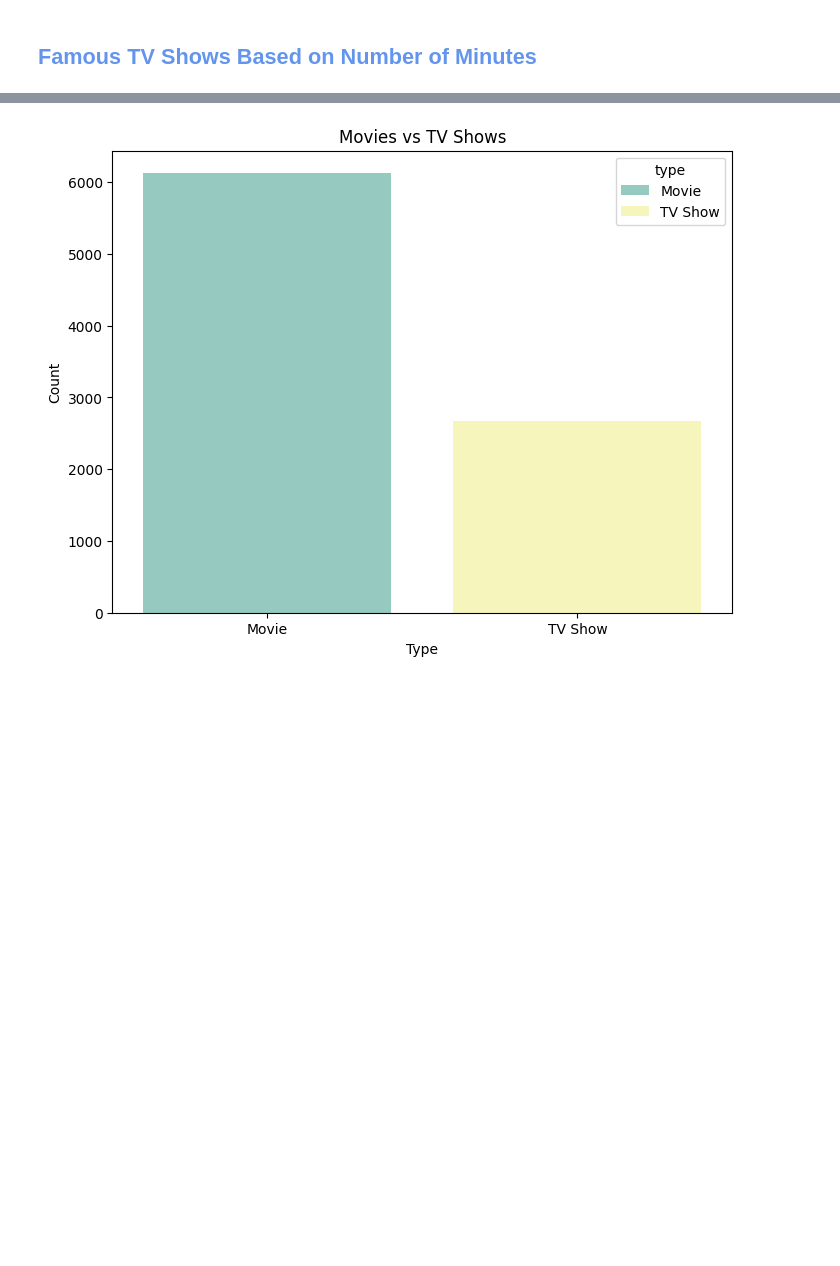
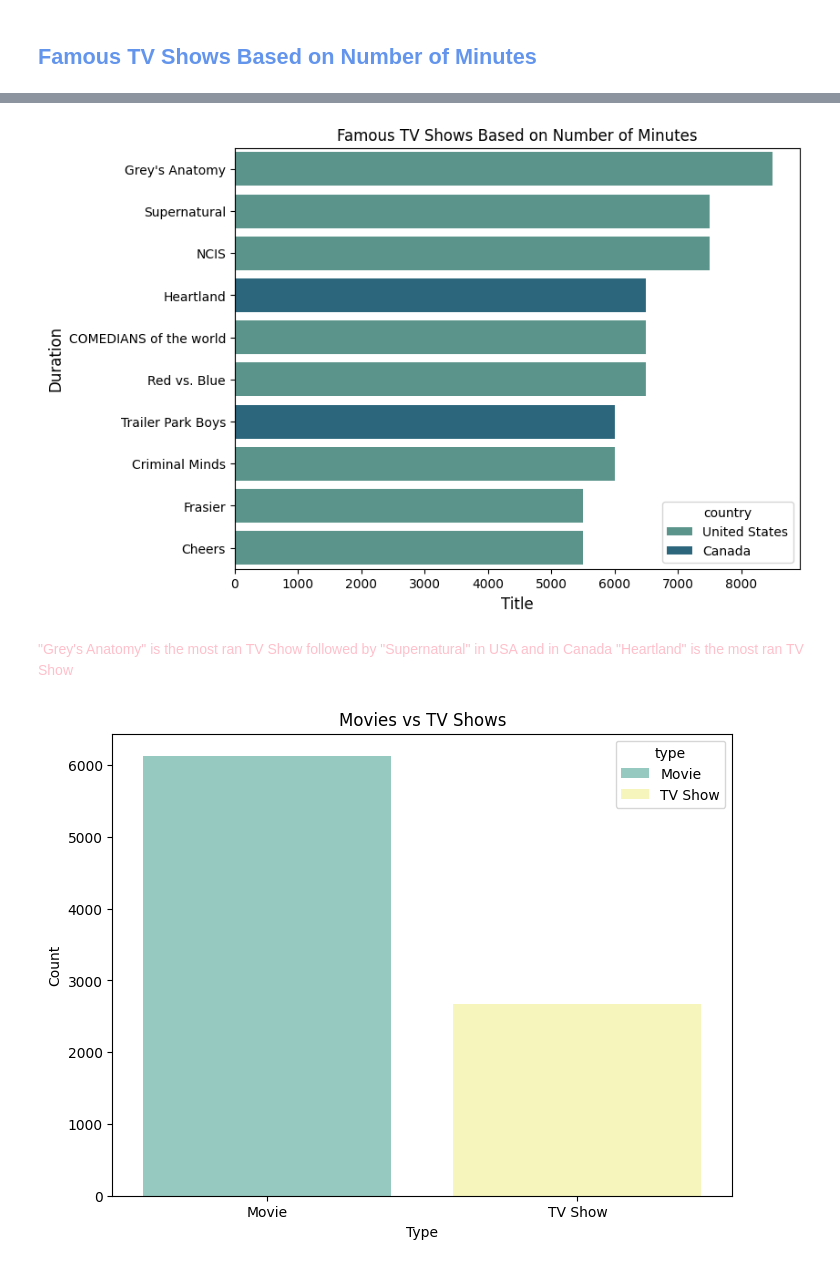
Before and after one commit to r9hit10/NetFlix-EDA, a Jupyter notebook: Netflix_Exploratory_Data_Analysis.ipynb, the cells around one changed output, grey strips where cells are left out. Cells and saved outputs as stored; diff of their text form; code cells hidden in the pictures; blank space fills up the shorter version.

```diff
--- a/Netflix_Exploratory_Data_Analysis.ipynb
+++ b/Netflix_Exploratory_Data_Analysis.ipynb
@@ -654,4 +654,5 @@ data["duration"]=(data_duration["Duration_Season"])*(data_duration["Minute_Seaso
 movies=data.loc[data["type"]=="Movie"]
 # %%
 tvs=data.loc[data["type"]=="TV Show"]
-tvs.drop(columns=["cast","director","country","rating","listed_in","description","date_added","release_year","show_id"],inplace=True)
+tvs.drop(columns=["cast","director","rating","listed_in","description","date_added","release_year","show_id"],inplace=True)
+tvs["country"]=tvs["country"].str.split(",").str[0]
@@ -668,4 +664,4 @@ See the caveats in the documentation: https://pandas.pydata.org/pandas-docs/stab
 ## Assuming that on average an episode if TV show runs for 50 mins
 ## and Each Season has average 10 Episodes
 # %%
-tvs.sort_values(by="duration",ascending=False).head(10).reset_index(drop=True)
+tvs_sort=tvs.sort_values(by="duration",ascending=False).head(10).reset_index(drop=True)
@@ -690,3 +668,13 @@ data.head(2)
+# %%
+sns.barplot(data=tvs_sort,y="title",x="duration",hue="country",palette="crest")
+plt.title("Famous TV Shows Based on Number of Minutes")
+plt.xlabel("Title",fontsize=12)
+plt.ylabel("Duration",fontsize=12)
+plt.show()
+# %% [output]
+[figure, added]
+# %% [markdown]
+<font color="pink"> "Grey's Anatomy" is the most ran TV Show followed by "Supernatural" in USA and in Canada "Heartland" is the most ran TV Show</font>
 # %%
 sns.countplot(data=data, x="type",hue="type", palette="Set3",legend =True)
 plt.xlabel("Type")
```
Also changed, not shown: parts of 12 cells of this notebook.
